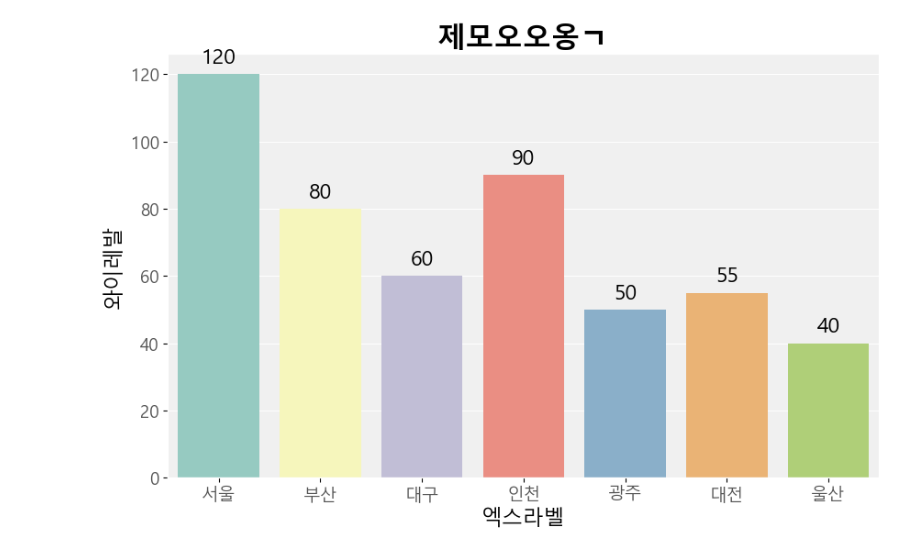
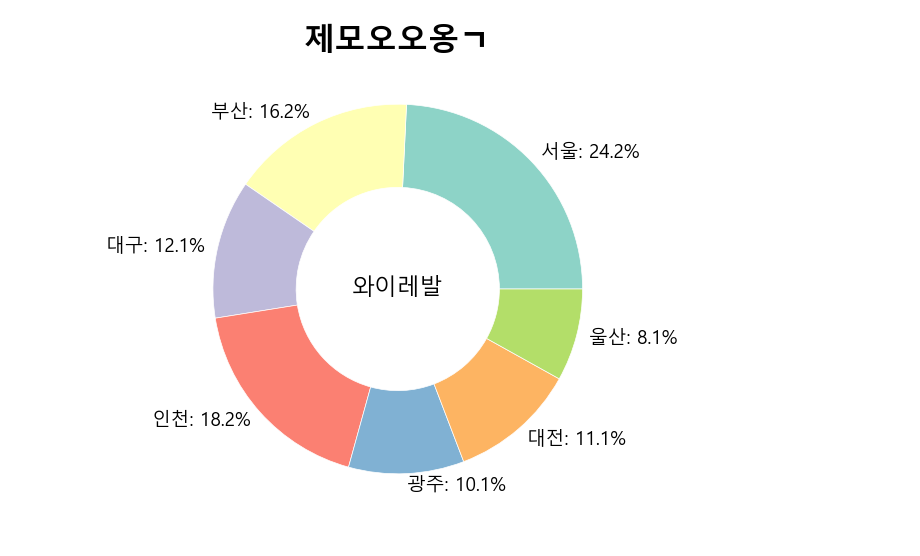
Before and after one commit to taeuk0210/DA-Study, a Jupyter notebook: test.ipynb, the cells around one changed output. Saved outputs shown, nothing was run; the diff lists cells and outputs as text; code cells hidden in the pictures.

Commit message:
feat: add pieplot

```diff
--- a/test.ipynb
+++ b/test.ipynb
@@ -15,11 +15,11 @@ from plots import *
 # %%
 # basic barplot
 
 df = pd.DataFrame({
     "지역": ["서울", "부산", "대구", "인천", "광주", "대전", "울산"],
     "업체수": [120, 80, 60, 90, 50, 55, 40]
 })
 
-fig, axe = barplot(df, "지역", "업체수", "지역", "제모오오옹ㄱ", "엑스라벨", "와이레발", (10 ,6), False)
+fig, axe = pieplot(df, "지역", "업체수", "지역", "제모오오옹ㄱ",  "와이레발", (10 ,6), False)
 # %% [output]
-[figure, old version]
+[figure, new version]
```
Also changed, not shown: 1 other file.
